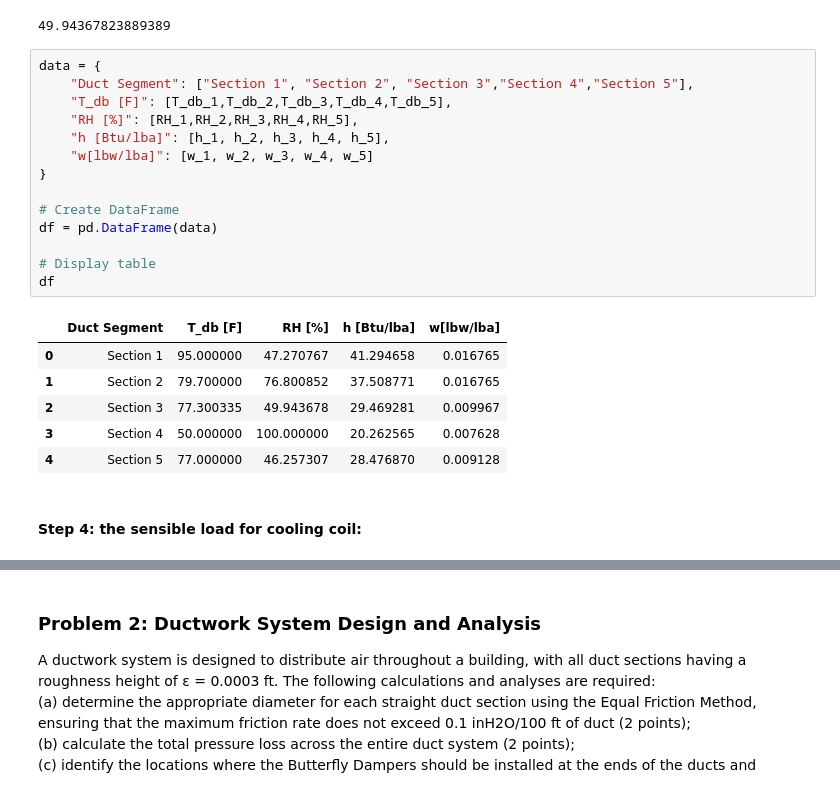
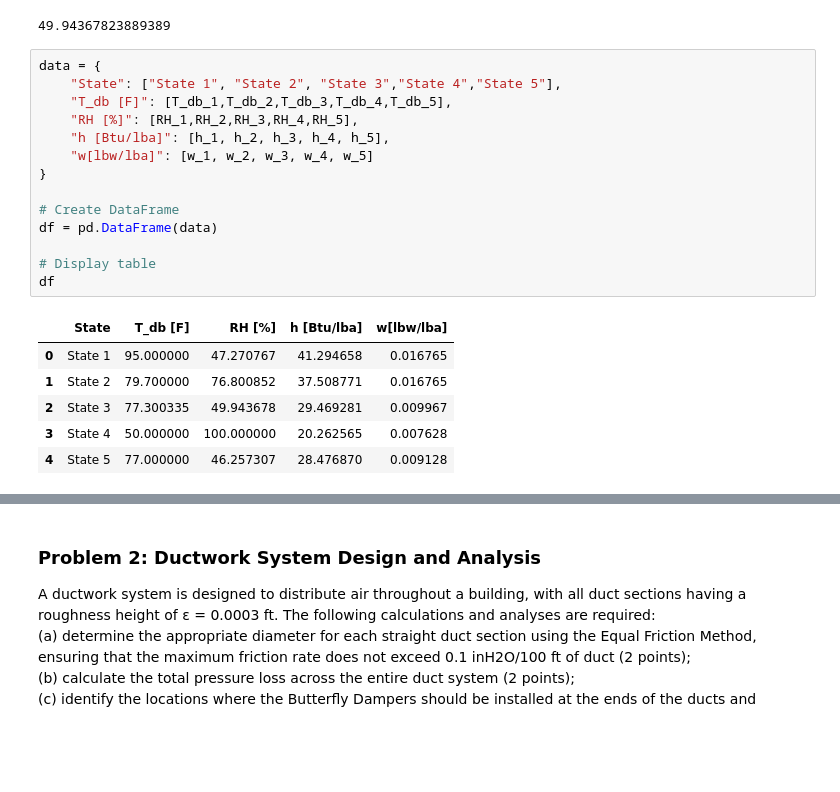
Before and after one commit to JieMa1202/CE414, a Jupyter notebook: Homework/Exam.ipynb, the cells around one changed output, grey strips where cells are left out. Drawn from its saved outputs; the diff is of its cells as text; blank space fills up the shorter version.

```diff
--- a/Homework/Exam.ipynb
+++ b/Homework/Exam.ipynb
@@ -117,24 +133,22 @@ print(RH_3)
 49.94367823889389
 # %%
 data = {
-    "Duct Segment": ["Section 1", "Section 2", "Section 3","Section 4","Section 5"],
+    "State": ["State 1", "State 2", "State 3","State 4","State 5"],
     "T_db [F]": [T_db_1,T_db_2,T_db_3,T_db_4,T_db_5],
     "RH [%]": [RH_1,RH_2,RH_3,RH_4,RH_5],
     "h [Btu/lba]": [h_1, h_2, h_3, h_4, h_5],
     "w[lbw/lba]": [w_1, w_2, w_3, w_4, w_5]
 }
 
 # Create DataFrame
 df = pd.DataFrame(data)
 
 # Display table
 df
 # %% [output]
-|  | Duct Segment | T_db [F] | RH [%] | h [Btu/lba] | w[lbw/lba] |
-| 0 | Section 1 | 95.000000 | 47.270767 | 41.294658 | 0.016765 |
-| 1 | Section 2 | 79.700000 | 76.800852 | 37.508771 | 0.016765 |
-| 2 | Section 3 | 77.300335 | 49.943678 | 29.469281 | 0.009967 |
-| 3 | Section 4 | 50.000000 | 100.000000 | 20.262565 | 0.007628 |
-| 4 | Section 5 | 77.000000 | 46.257307 | 28.476870 | 0.009128 |
+|  | State | T_db [F] | RH [%] | h [Btu/lba] | w[lbw/lba] |
+| 0 | State 1 | 95.000000 | 47.270767 | 41.294658 | 0.016765 |
+| 1 | State 2 | 79.700000 | 76.800852 | 37.508771 | 0.016765 |
+| 2 | State 3 | 77.300335 | 49.943678 | 29.469281 | 0.009967 |
+| 3 | State 4 | 50.000000 | 100.000000 | 20.262565 | 0.007628 |
+| 4 | State 5 | 77.000000 | 46.257307 | 28.476870 | 0.009128 |
-# %% [markdown]
-#### Step 4: the sensible load for cooling coil:
```
Also changed, not shown: parts of 5 cells of this notebook.
